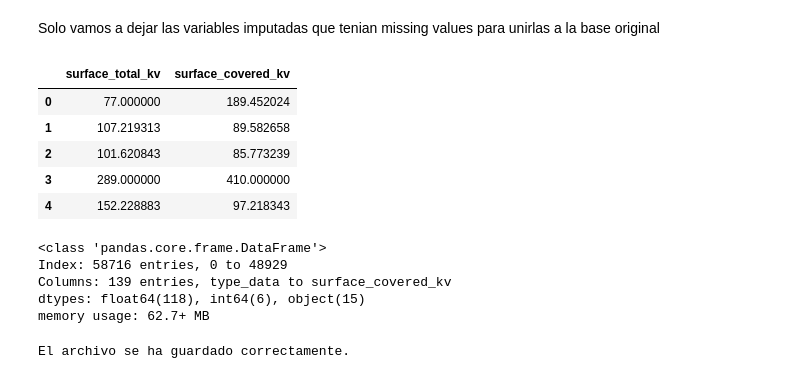
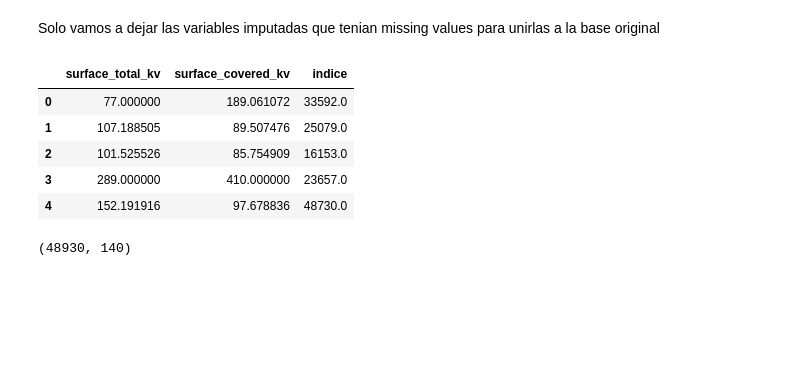
Before and after one commit to jbermudezc01/Problem_set2_BDML, a Jupyter notebook: scripts/k_vecinos.ipynb, the cells around one changed output. Saved outputs shown, nothing was run; the diff lists cells and outputs as text; code cells hidden in the pictures; blank space fills up the shorter version.

Commit message:
Correccion union de bases imputadas

```diff
--- a/scripts/k_vecinos.ipynb
+++ b/scripts/k_vecinos.ipynb
@@ -26,7 +28,8 @@ casas_knn = casas
 # %%
 #Quitamos las variables no numericas
 casas_knn = casas_knn.select_dtypes(exclude = ['object'])
-casas_knn = casas_knn.reset_index(drop = True)
+#Quitamos la variable precio
+casas_knn = casas_knn.drop(['price'], axis=1)
 # %% [markdown]
 El modelo de imputación por k-vecinos imputará todos los valores faltantes de la base que usemos. Para no afectar la variable objetivo del taller (price) se eliminará temporalmente. La variable objetivo de este modelo será rooms
 # %%
@@ -51,9 +45,6 @@ x_train, x_test, y_train, y_test = train_test_split(x, y, test_size = 0.2, rando
 scaler = StandardScaler()
 x_train = scaler.fit_transform(x_train)
 x_test = scaler.transform(x_test)
-# %%
-#Comenzamos con un modelo sencillo
-imputacion = KNNImputer(n_neighbors = 1, weights = 'distance')
 # %%
 #Lo implementamos
 x_train_imputed = imputacion.fit_transform(x_train)
@@ -86,14 +77,14 @@ Estamos prediciendo un 80.76% del número de cuartos.
 # %%
-imputacion = KNNImputer(n_neighbors = n_vecinos, weights = 'distance')
+imputacion_knn = KNNImputer(n_neighbors = n_vecinos, weights = 'distance')
 
-x_train_imputed = imputacion.fit_transform(x_train)
-x_test_imputed = imputacion.transform(x_test)
+x_train_imputed_knn = imputacion_knn.fit_transform(x_train)
+x_test_imputed_knn = imputacion_knn.transform(x_test)
 # %% [markdown]
 Procedemos a consolidar la nueva base de datos
 # %%
 # Escalar los datos de vuelta a su forma original
-x_train_original = scaler.inverse_transform(x_train_imputed)
-x_test_original = scaler.inverse_transform(x_test_imputed)
+x_train_original = scaler.inverse_transform(x_train_imputed_knn)
+x_test_original = scaler.inverse_transform(x_test_imputed_knn)
 # %%
 #Convertimos los arrays predichos en dataframes
 x_train_original_df = pd.DataFrame(x_train_original)
@@ -138,41 +129,27 @@ data = pd.concat([x_train_original_df, x_test_original_df])
 # %% [markdown]
 Solo vamos a dejar las variables imputadas que tenian missing values para unirlas a la base original
 # %%
-columnas_para_unir = ['surface_total', 'surface_covered']
+columnas_para_unir = ['surface_total', 'surface_covered', 'indice']
 
 data = data[columnas_para_unir]
 renombrar_columnas = {
     'surface_total': 'surface_total_kv',
     'surface_covered': 'surface_covered_kv',
 }
 data = data.rename(columns = renombrar_columnas)
 data.head()
 # %% [output]
-|  | surface_total_kv | surface_covered_kv |
-| 0 | 77.000000 | 189.452024 |
-| 1 | 107.219313 | 89.582658 |
-| 2 | 101.620843 | 85.773239 |
-| 3 | 289.000000 | 410.000000 |
-| 4 | 152.228883 | 97.218343 |
+|  | surface_total_kv | surface_covered_kv | indice |
+| 0 | 77.000000 | 189.061072 | 33592.0 |
+| 1 | 107.188505 | 89.507476 | 25079.0 |
+| 2 | 101.525526 | 85.754909 | 16153.0 |
+| 3 | 289.000000 | 410.000000 | 23657.0 |
+| 4 | 152.191916 | 97.678836 | 48730.0 |
 # %%
 #Unimos las variables imputadas a la base original
-casas_con_data = casas.merge(data, left_index = True, right_index = True, how = 'left')
+casas_con_data = casas.merge(data, on = 'indice', how = 'left')
+casas_con_data.shape
+# %% [output]
+(48930, 140)
-# %%
-#Revisamos missing values en la nueva base
-casas_con_data.info()
-# %% [output]
-<class 'pandas.core.frame.DataFrame'>
-Index: 58716 entries, 0 to 48929
-Columns: 139 entries, type_data to surface_covered_kv
-dtypes: float64(118), int64(6), object(15)
-memory usage: 62.7+ MB
-# %%
-ruta_archivo = '/workspaces/Problem_set2_BDML/stores/base_datos_kvecinos.csv'
-if os.path.exists(ruta_archivo):
-    print("El archivo se ha guardado correctamente.")
-else:
-    print("No se ha podido guardar el archivo.")
-# %% [output]
-El archivo se ha guardado correctamente.
 # %%
 #Guardamos la base
```
Also changed, not shown: parts of 11 cells of this notebook, 1 other file.
